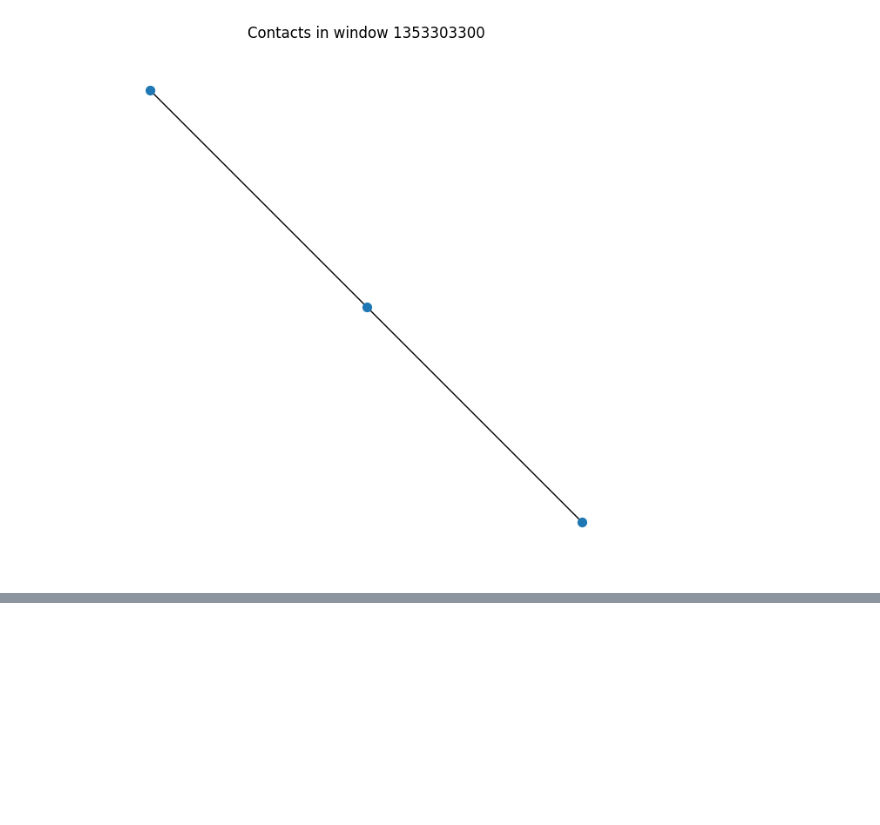
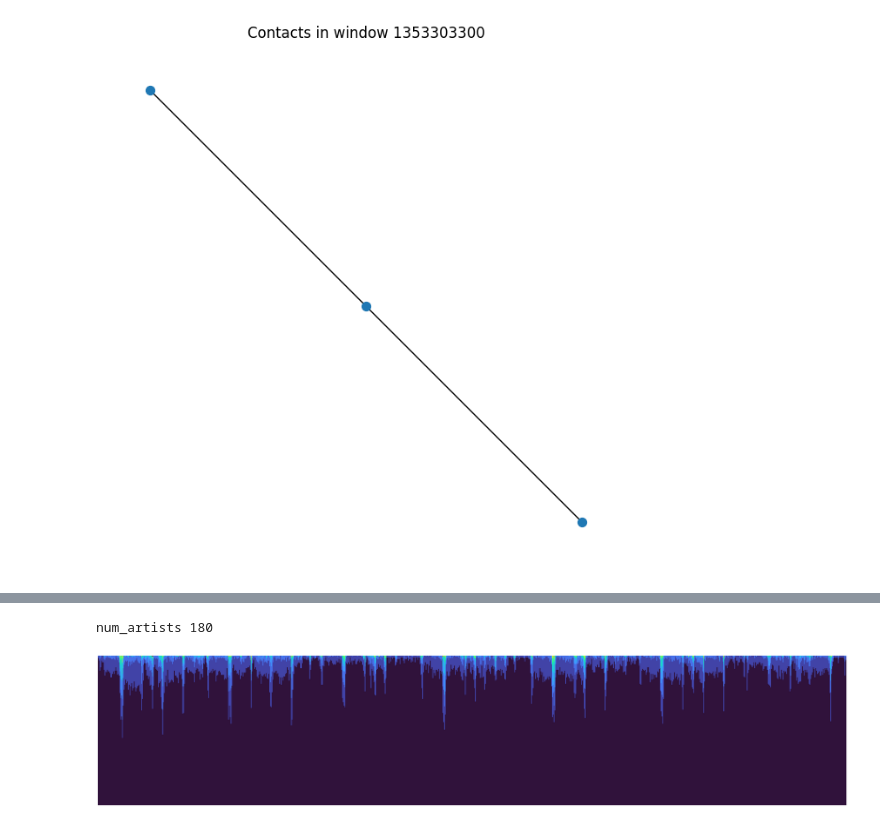
Before and after one commit to mibar3/NetworkRugs, a Jupyter notebook: contact_pattern.ipynb, the cells around one changed output, grey strips where cells are left out. Saved outputs shown, nothing was run; the diff lists cells and outputs as text; code cells hidden in the pictures; blank space fills up the shorter version.

```diff
--- a/contact_pattern.ipynb
+++ b/contact_pattern.ipynb
@@ -641,0 +781,16 @@ If snapshots are mostly disconnected singletons the method won’t work.
+# %%
+# Using Frederikes node ordering to draw the NetworkGraph
+from ba_utils.orderings import get_degree_ordering
+from ba_utils.visualization import draw_rug_from_graphs
+
+degree_ordering = get_degree_ordering(graphs)
+
+draw_rug_from_graphs(
+    graphs_data=graphs,
+    ordering=degree_ordering,
+    color_encoding="degree",
+    pixel_size=6
+)
+# %% [output]
+num_artists 180
+[figure, added]
```
Also changed, not shown: parts of 27 cells of this notebook.
